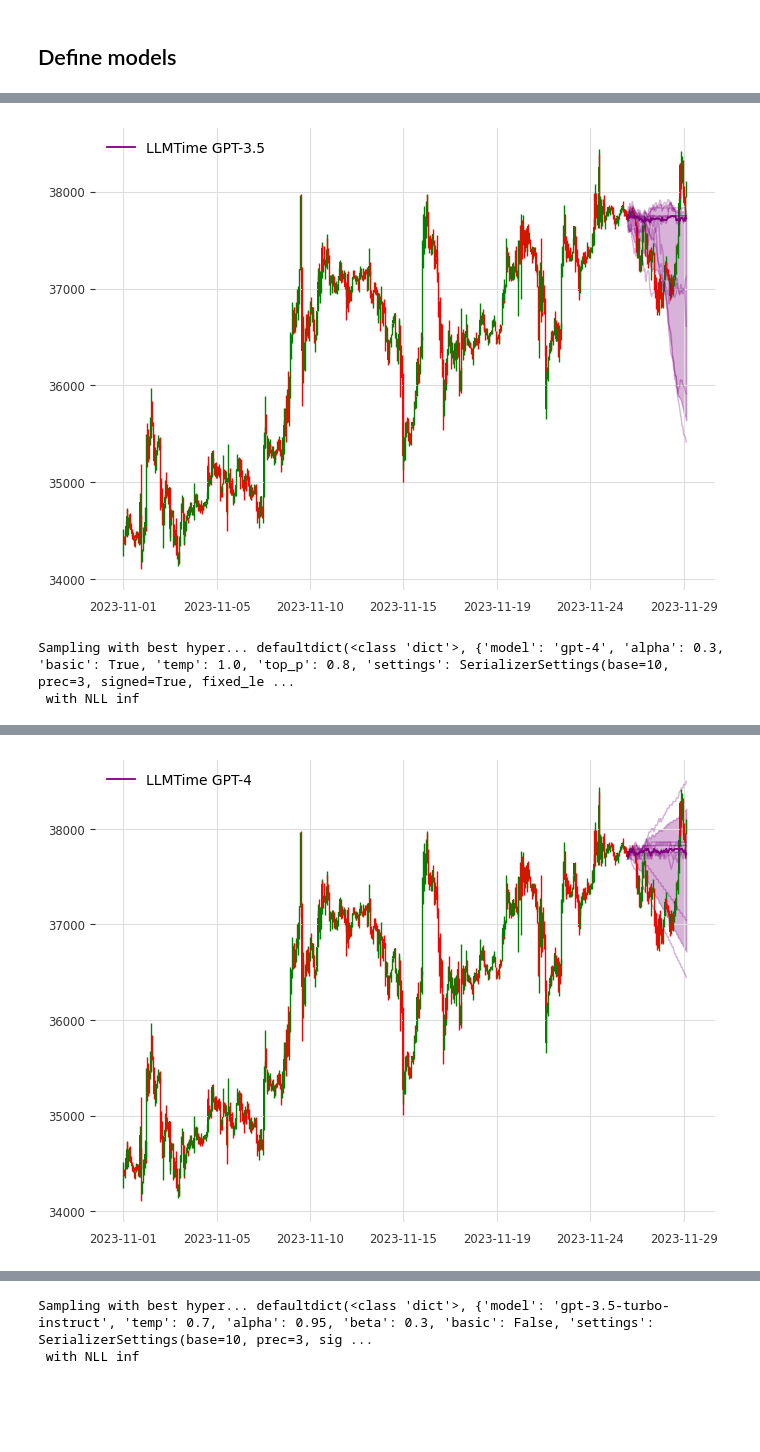
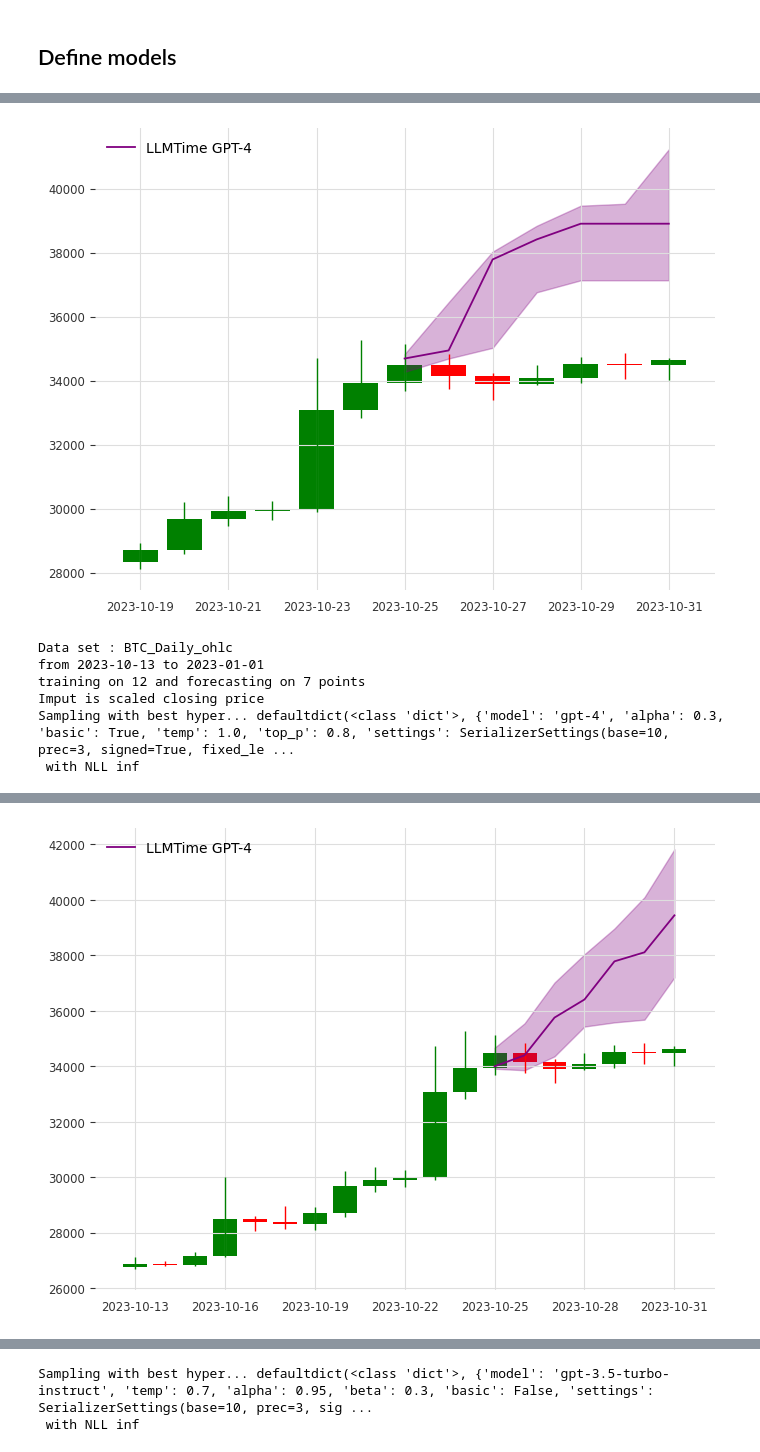
Before and after one commit to ZewiL08/llmtime, a Jupyter notebook: demo.ipynb, the cells around one changed output, grey strips where cells are left out. Drawn from its saved outputs; the diff is of its cells as text; code cells hidden in the pictures; blank space fills up the shorter version.

Commit message:
Added the same date version as CLassic-LLM in order to compare

```diff
--- a/demo.ipynb
+++ b/demo.ipynb
@@ -1,5 +1,8 @@
 # %%
 import os
+import pickle
+from tabulate import tabulate
+
 os.environ['OMP_NUM_THREADS'] = '4'
 import numpy as np
 import pandas as pd
@@ -56,10 +59,10 @@ def plot_preds_candles(df, train, test, pred_dict, model_name, show_samples=Fals
     pred = pd.Series(pred)
     index = len(train)
 
-    opens = pd.Series(df['open'].values, index=df['timestamp'])
-    truth = pd.Series(df['close'].values, index=df['timestamp'])
-    highs = pd.Series(df['high'].values, index=df['timestamp'])
-    lows = pd.Series(df['low'].values, index=df['timestamp'])
+    opens = pd.Series(df['open'].values, index=df['date'])
+    truth = pd.Series(df['close'].values, index=df['date'])
+    highs = pd.Series(df['high'].values, index=df['date'])
+    lows = pd.Series(df['low'].values, index=df['date'])
 
     plt.figure(figsize=(8, 6), dpi=100)
 
@@ -145,7 +148,7 @@ model_hypers = {
 }
 
 model_predict_fns = {
-    'LLMTime GPT-3.5': get_llmtime_predictions_data,
+    # 'LLMTime GPT-3.5': get_llmtime_predictions_data,
     # 'LLMTime GPT-3': get_llmtime_predictions_data,
     'LLMTime GPT-4': get_llmtime_predictions_data,
     # 'PromptCast GPT-3': get_promptcast_predictions_data,
@@ -156,7 +159,7 @@ model_names = list(model_predict_fns.keys())
 # %%
 starting_date = '2023-11-01'
 index = 0
-for predict_step in [72,120,168] :
+for predict_step in [3,5,7] :
 
     with open(f"datasets/bitcoin/BTC_BitHourly.csv") as f:
         df = pd.read_csv(f, usecols=[0, 5], parse_dates=[0])
@@ -201,27 +204,20 @@ Length: 514, dtype: float64
 # ds_name = 'BTC_BitHourly'
 starting_date = '2023-11-01'
 index = 0
-for predict_step in [72,120,168] :
 
-    with open(f"datasets/bitcoin/BTC_BitHourly.csv") as f:
-        df = pd.read_csv(f, usecols=[0, 5], parse_dates=[0])
-        mask = (df["timestamp"] > starting_date)
-        df = df.loc[mask]
+dic_error_median = {"input_length" : {6: {"Mae": None, "Mse": None},
+                            12: {"Mae": None, "Mse": None},
+                            24: {"Mae": None, "Mse": None},
+                            48: {"Mae": None, "Mse": None},
+                            96: {"Mae": None, "Mse": None},
+                            192: {"Mae": None, "Mse": None}}}
 
-        start_date = df["timestamp"].iloc[0]
-        end_date = df["timestamp"].iloc[-1]
+predict_step = 7
+for input_length in [6, 12, 24, 48, 96, 192] :
 
-        print("Data set : BTC_Daily_ohlc")
-        print(f"from {start_date} to {end_date}")
-        print(f"{df.shape[0]} data points, training on {df.shape[0]- predict_step} and forecasting on {predict_step} points")
-        print("Imput is scaled closing price")
+    train, test, df = get_bitcoin_datasets(input_length, predict_length = predict_step, end_date = "2023-11-01")
+    ds_name = 'BTC_Daily_ohlc'
 
-    datasets = get_bitcoin_datasets_hourly(predict_steps=predict_step, timestamp="2023-11-01")
-    ds_name = 'BTC_BitHourly'
-
-
-    data = datasets[ds_name]
-    train, test, df_raw = data # or change to your own data
     out = {}
 
     for i,model in enumerate(model_names): # GPT-4 takes a about a minute to run
@@ -236,10 +232,10 @@ for predict_step in [72,120,168] :
         print("median", medians)
         medians = medians.values
 
-        maes = np.mean(np.abs(medians - test)) # (num_series)
-
-        pred_dict['maes'] = maes
-        pred_dict['mae'] = np.mean(maes)
+        mae = np.mean(np.abs(medians - test)) # (num_series)
+        mse = np.mean(np.square(medians - test))
+        pred_dict['maes'] = mse
+        pred_dict['mae'] = mae
 
         out[model] = pred_dict
 
@@ -249,6 +245,11 @@ for predict_step in [72,120,168] :
         print("Model : ", model)
         print("MAE : ", pred_dict['mae'])
         print("MAES : ", pred_dict['maes'])
+
+        dic_error_median["input_length"][input_length]["Mae"] = pred_dict['mae']
+        dic_error_median["input_length"][input_length]["Mse"] = pred_dict['maes']
+        print("dic_error_median : ",dic_error_median)
+
 
         string = out[model]['input_strs']
         string = str(string)
@@ -262,6 +263,16 @@ for predict_step in [72,120,168] :
         print(string)
 
         index += 1
-        plot_preds_candles(df_raw ,train, test, pred_dict, model, show_samples=True, save_index=index)
+        plot_preds_candles(df ,train, test, pred_dict, model, show_samples=False, save_index=index)
+
+
+dic_name_median =  "pickle/dic_error_" + "classic" + "_median" + ".pkl"
+
+with open(dic_name_median, 'wb') as fichier:
+    pickle.dump(dic_error_median, fichier)
+
+print("Two pickle files have been created one with MSE/MAE among all samples and the second with MSE/MAE among median only")
+print(f"The path for the pickle file are the following : ")
+print(dic_name_median)
 # %% [output]
 Data set : BTC_Daily_ohlc
@@ -291,3 +301,7 @@ Raw scaled sequence
-[figure, old version]
+[figure, new version]
+Data set : BTC_Daily_ohlc
+from 2023-10-13 to 2023-01-01
+training on 12 and forecasting on 7 points
+Imput is scaled closing price
 Sampling with best hyper... defaultdict(<class 'dict'>, {'model': 'gpt-4', 'alpha': 0.3, 'basic': True, 'temp': 1.0, 'top_p': 0.8, 'settings': SerializerSettings(base=10, prec=3, signed=True, fixed_le ...
  with NLL inf
@@ -311,2 +325,2 @@ Raw scaled sequence
-[figure, old version]
+[figure, new version]
 Data set : BTC_Daily_ohlc
```
Also changed, not shown: parts of 2 cells of this notebook, 14 other files.
